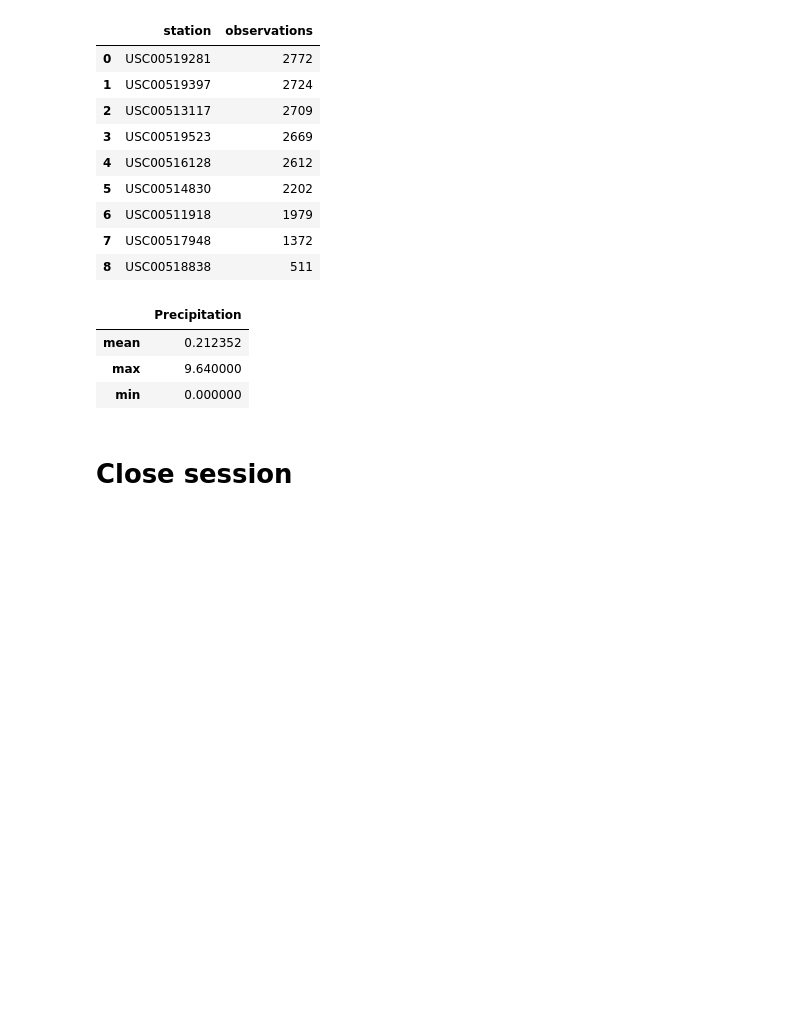
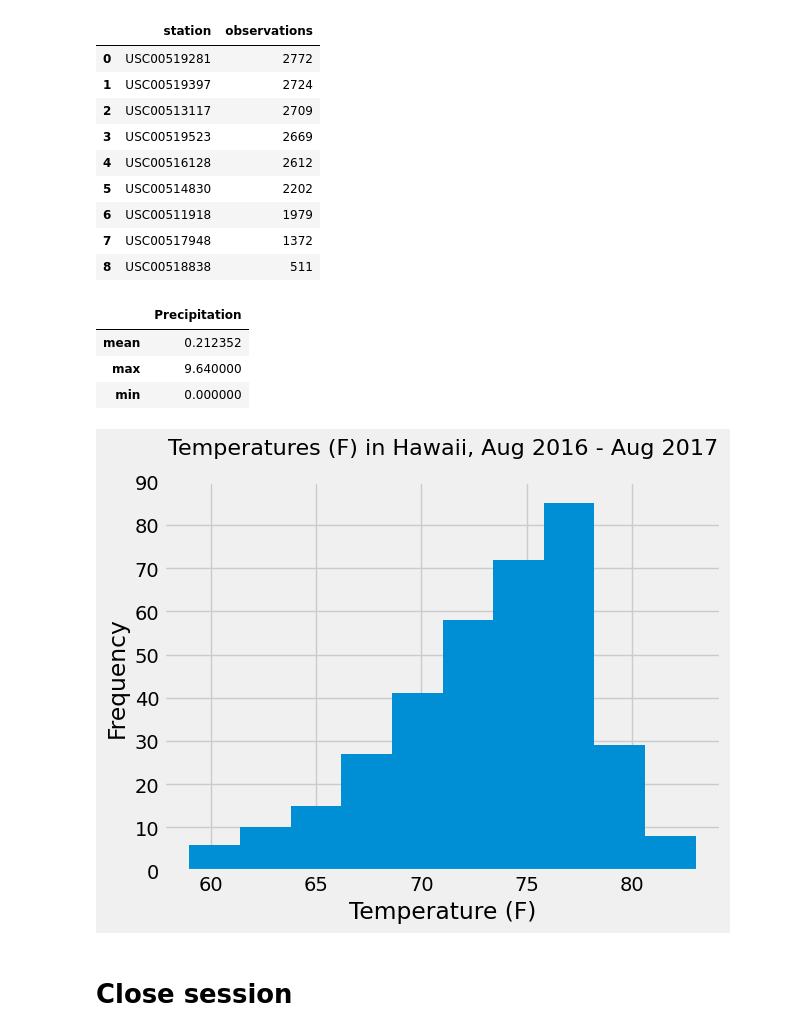
Before and after one commit to meeyoungPH/sqlalchemy-challenge, a Jupyter notebook: climate_starter.ipynb, the cells around one changed output. Cells and saved outputs as stored; diff of their text form; code cells hidden in the pictures; blank space fills up the shorter version.

```diff
--- a/climate_starter.ipynb
+++ b/climate_starter.ipynb
@@ -186,10 +150,22 @@ active_station_data_df
 # %%
 # Using the most active station id
 # Query the last 12 months of temperature observation data for this station and plot the results as a histogram
-active_station_data = session.query(Measurement.prcp.label('Precipitation')).\
+active_station_data_year = session.query(Measurement.date.label('Date'), Measurement.tobs.label('Temperature')).\
     filter(Measurement.station == most_active_station).\
-    filter(Measurement.date >= )
-    all()
+    filter(Measurement.date >= start_date).\
+    order_by(Measurement.date).all()
+
+active_station_data_year_df = pd.DataFrame(active_station_data_year)
+
+# plot as histogram
+active_station_data_year_df.plot.hist(legend=None)
+plt.title('Temperatures (F) in Hawaii, Aug 2016 - Aug 2017', size=16, y=1.05)
+plt.xlabel('Temperature (F)')
+plt.ylim(0,90)
+plt.savefig('Images/station-histogram.png', bbox_inches='tight')
+plt.show()
+# %% [output]
+[figure, added]
 # %% [markdown]
 # Close session
 # %%
```
Also changed, not shown: parts of 3 cells of this notebook.
